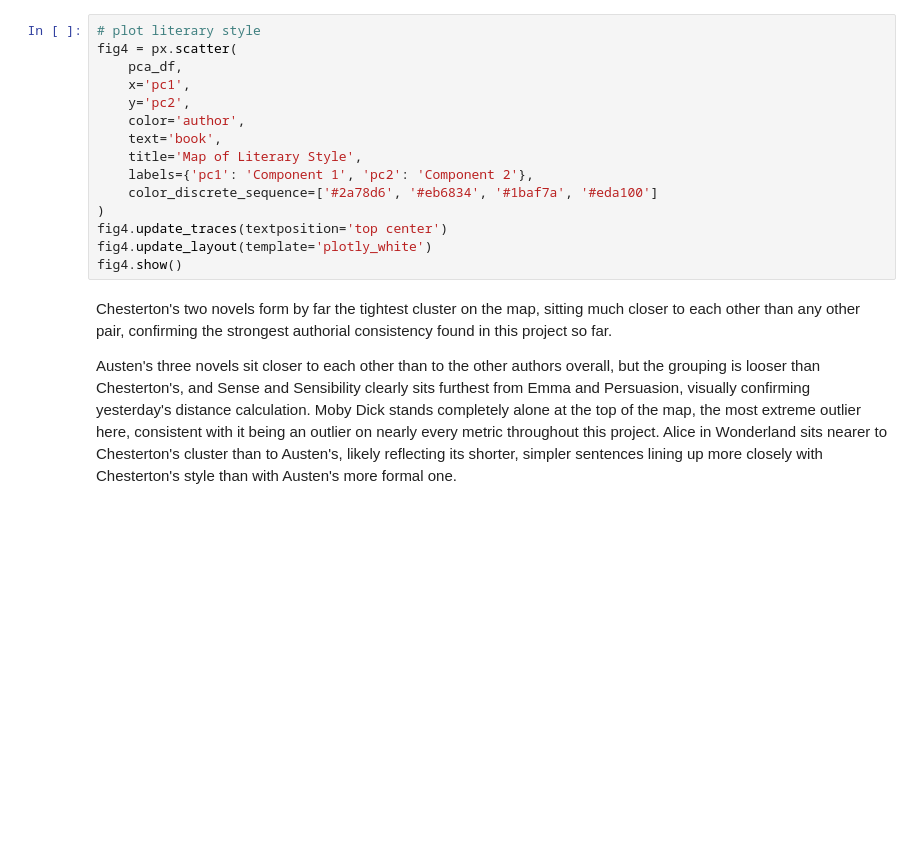
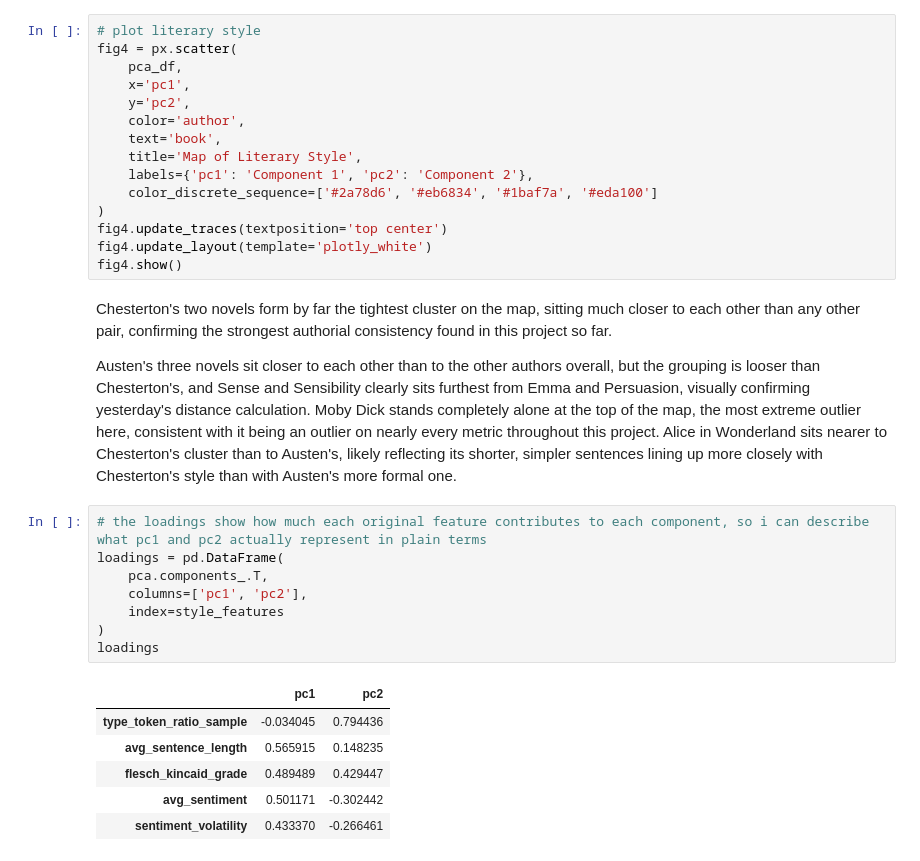
Before and after one commit to ifoslien/book-linguistics-dashboard, a Jupyter notebook: text_stats.ipynb, the cells around one changed output. Saved outputs shown, nothing was run; the diff lists cells and outputs as text; blank space fills up the shorter version.

```diff
--- a/text_stats.ipynb
+++ b/text_stats.ipynb
@@ -478,3 +478,18 @@ this project. Alice in Wonderland sits nearer to Chesterton's cluster
 than to Austen's, likely reflecting its shorter, simpler sentences
 lining up more closely with Chesterton's style than with Austen's
 more formal one.
+# %%
+# the loadings show how much each original feature contributes to each component, so i can describe what pc1 and pc2 actually represent in plain terms
+loadings = pd.DataFrame(
+    pca.components_.T,
+    columns=['pc1', 'pc2'],
+    index=style_features
+)
+loadings
+# %% [output]
+|  | pc1 | pc2 |
+| type_token_ratio_sample | -0.034045 | 0.794436 |
+| avg_sentence_length | 0.565915 | 0.148235 |
+| flesch_kincaid_grade | 0.489489 | 0.429447 |
+| avg_sentiment | 0.501171 | -0.302442 |
+| sentiment_volatility | 0.433370 | -0.266461 |
```
Also changed, not shown: parts of 1 cell of this notebook.
